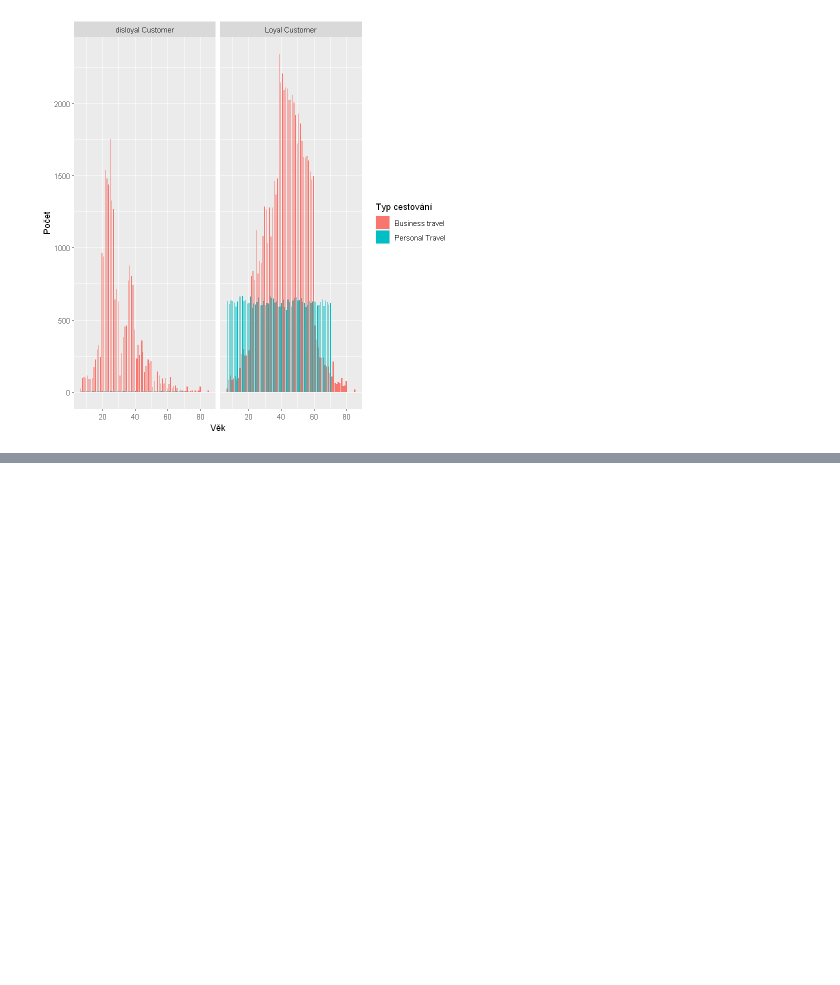
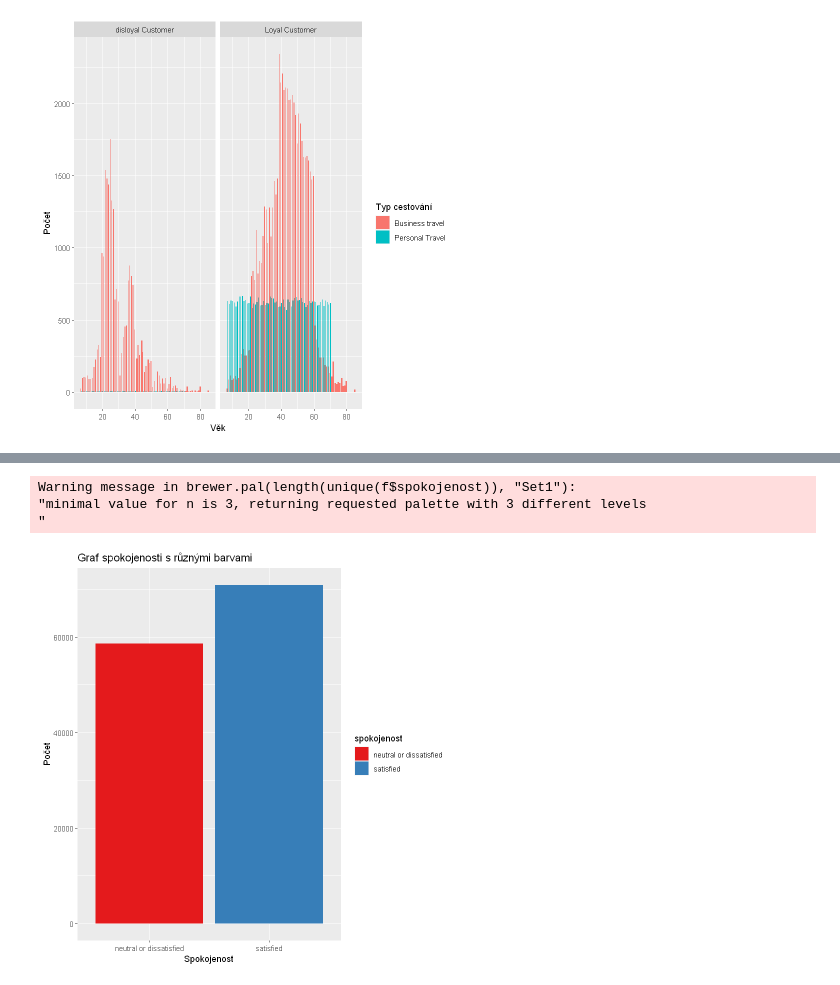
Before and after one commit to krekr7/projekt, a Jupyter notebook: Klasifikace_dat.ipynb, the cells around one changed output, grey strips where cells are left out. Cells and saved outputs as stored; diff of their text form; code cells hidden in the pictures; blank space fills up the shorter version.

```diff
--- a/Klasifikace_dat.ipynb
+++ b/Klasifikace_dat.ipynb
@@ -347,0 +403,18 @@ ggplot(f, aes(x = Flight.Distance, fill = typ_cestovani)) +
+# %%
+library(ggplot2)
+library(RColorBrewer)
+
+# Vytvoření palety barev pro jednotlivé hodnoty spokojenosti
+palette <- brewer.pal(length(unique(f$spokojenost)), "Set1")
+
+# Vykreslení spokojenosti pomocí ggplotu s různými barvami
+ggplot(f, aes(x = spokojenost, fill = spokojenost)) +
+  geom_bar() +
+  scale_fill_manual(values = palette) +
+  labs(x = "Spokojenost", y = "Počet") +
+  ggtitle("Graf spokojenosti s různými barvami")
+# %% [output]
+Warning message in brewer.pal(length(unique(f$spokojenost)), "Set1"):
+"minimal value for n is 3, returning requested palette with 3 different levels
+"
+[figure, added]
```
Also changed, not shown: parts of 18 cells of this notebook.
